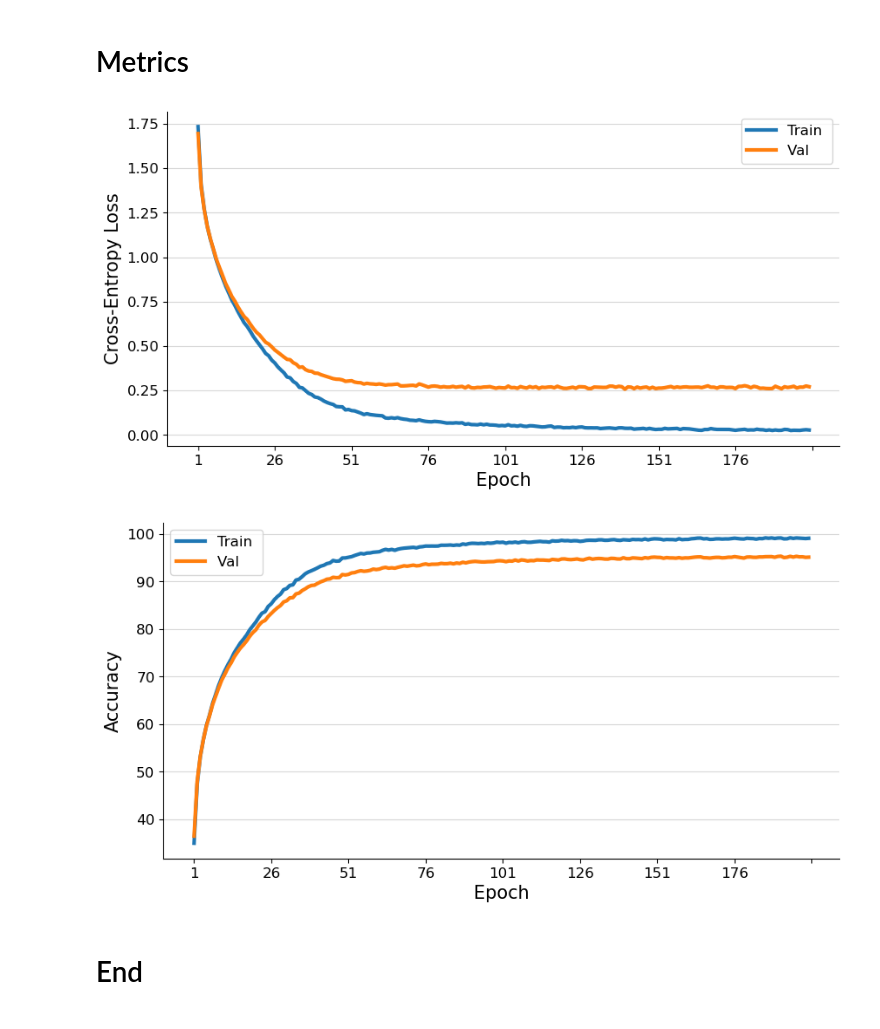
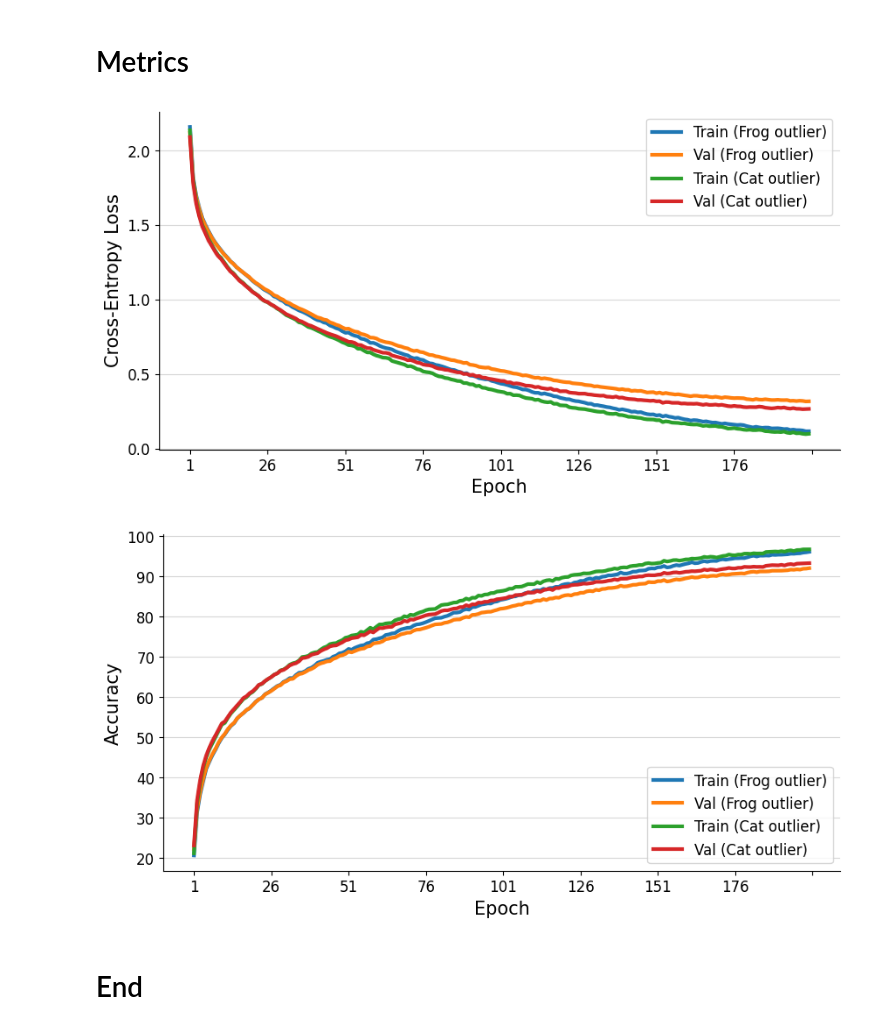
Before and after one commit to farshadsangari/ood_detection, a Jupyter notebook: EDA.ipynb, the cells around one changed output. Cells and saved outputs as stored; diff of their text form; code cells hidden in the pictures.

Commit message:
add loss and accuracy results

```diff
--- a/EDA.ipynb
+++ b/EDA.ipynb
@@ -22,26 +13,26 @@ device = torch.device("cuda" if torch.cuda.is_available() else "cpu")
 # %%
 args_plot = {"figsize":(10,5),
                "linewidth_plot":3,
                "title_fontsize":25,
                "title_padding":1,
                "xy_ticks_fontsize":12,
                "xylabel_fontsize":15,
                "legend_fontsize":12,
                "num_max_xticks":10,
                "ylim":None,}
 
-list_of_report_paths = ["./reports/report_MyResNet18_frog_epoch_200.csv"]*2
-list_of_cols_title = ["",""]
+list_of_report_paths = ["./reports/report_MyResNet18_frog_epoch_200.csv"]*2 + ["./reports/report_MyResNet18_cat_epoch_200.csv"]*2
+list_of_cols_title = ["(Frog outlier)"]*2 + ["(Cat outlier)"]*2
 
 plot_metric(list_of_cols_title = list_of_cols_title,
-            list_of_cols_name = ["CrossEntropyLoss"]*2,
-            list_of_cols_mode = ["train","val"],
+            list_of_cols_name = ["CrossEntropyLoss"]*4,
+            list_of_cols_mode = ["train","val"]*2,
             list_of_report_paths = list_of_report_paths,
             xy_label = ("Epoch","Cross-Entropy Loss"),
             args_plot = args_plot,
             compact_col="losses_avg")
 # %% [output]
-[figure, old version]
+[figure, new version]
 # %%
 args_plot = {"figsize":(10,5),
                "linewidth_plot":3,
@@ -53,17 +44,17 @@ args_plot = {"figsize":(10,5),
                "num_max_xticks":10,
                "ylim":None,}
 
-list_of_report_paths = ["./reports/report_MyResNet18_frog_epoch_200.csv"]*2
-list_of_cols_title = ["",""]
+list_of_report_paths = ["./reports/report_MyResNet18_frog_epoch_200.csv"]*2 + ["./reports/report_MyResNet18_cat_epoch_200.csv"]*2
+list_of_cols_title = ["(Frog outlier)"]*2 + ["(Cat outlier)"]*2
 
 plot_metric(list_of_cols_title = list_of_cols_title,
-            list_of_cols_name = ["Accuracy"]*2,
-            list_of_cols_mode = ["train","val"],
+            list_of_cols_name = ["Accuracy"]*4,
+            list_of_cols_mode = ["train","val"]*2,
             list_of_report_paths = list_of_report_paths,
             xy_label = ("Epoch","Accuracy"),
             args_plot = args_plot,
             compact_col="losses_avg")
 # %% [output]
-[figure, old version]
+[figure, new version]
 # %% [markdown]
 # End
```
Also changed, not shown: parts of 2 cells of this notebook.
